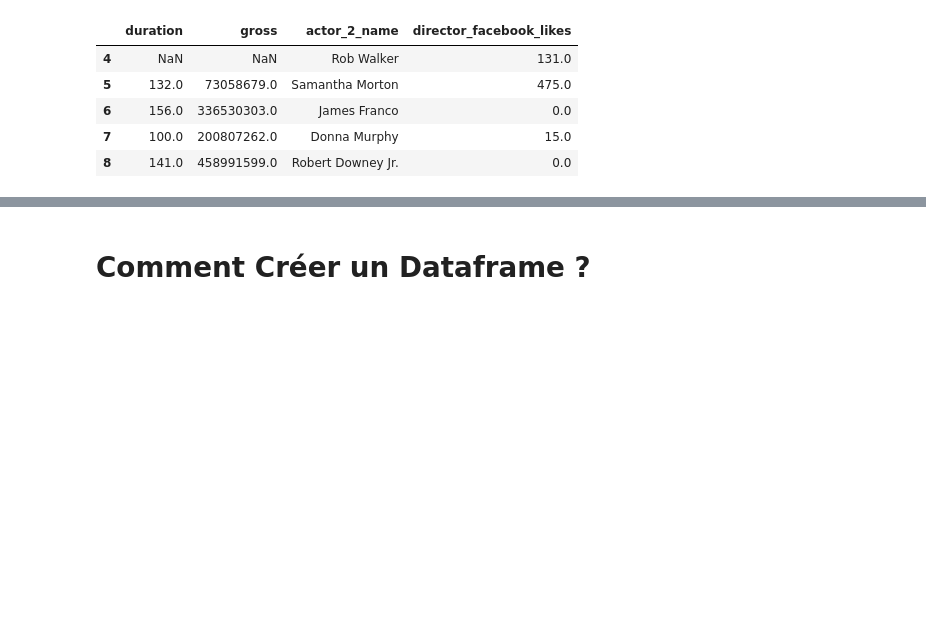
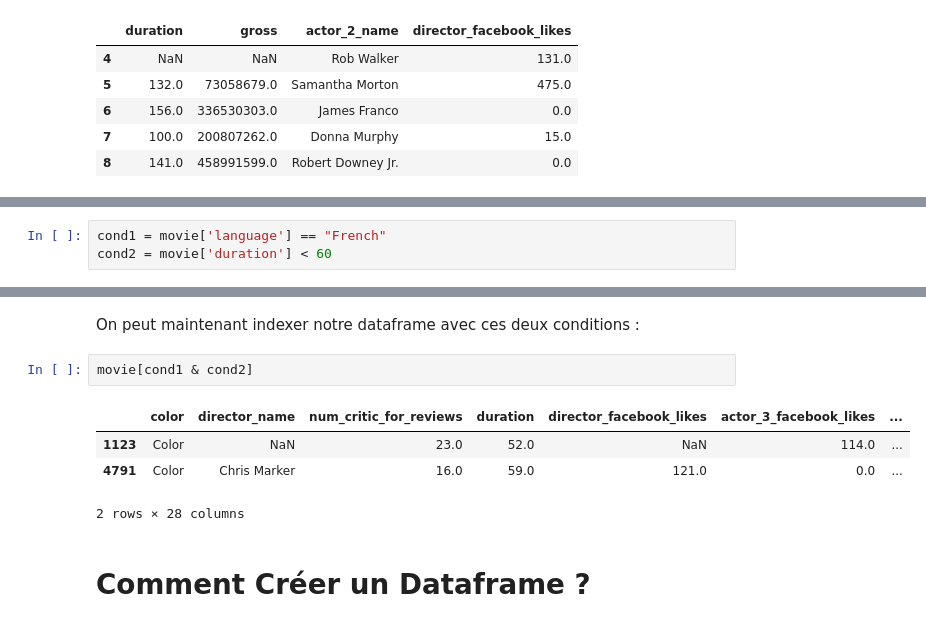
Before and after one commit to kevindegila/data-analyst, a Jupyter notebook: 03_01_Manipulation_des_donnees_avec_Pandas.ipynb, the cells around one changed output, grey strips where cells are left out. Saved outputs shown, nothing was run; the diff lists cells and outputs as text; blank space fills up the shorter version.

```diff
--- a/03_01_Manipulation_des_donnees_avec_Pandas.ipynb
+++ b/03_01_Manipulation_des_donnees_avec_Pandas.ipynb
@@ -459,0 +780,3 @@ movie.loc[4:8, ['duration', 'gross', 'actor_2_name', 'director_facebook_likes']
+# %%
+cond1 = movie['language'] == "French"
+cond2 = movie['duration'] < 60
@@ -460,3 +829,12 @@ movie.loc[4:8, ['duration', 'gross', 'actor_2_name', 'director_facebook_likes']
+# %% [markdown]
+On peut maintenant indexer notre dataframe avec ces deux conditions :
+# %%
+movie[cond1 & cond2]
+# %% [output]
+|  | color | director_name | num_critic_for_reviews | duration | director_facebook_likes | actor_3_facebook_likes | ... |
+| 1123 | Color | NaN | 23.0 | 52.0 | NaN | 114.0 | ... |
+| 4791 | Color | Chris Marker | 16.0 | 59.0 | 121.0 | 0.0 | ... |
+2 rows × 28 columns
 # %% [markdown]
 # Comment Créer un Dataframe ?
 # %%
```
Also changed, not shown: parts of 103 cells of this notebook, 1 other file.
